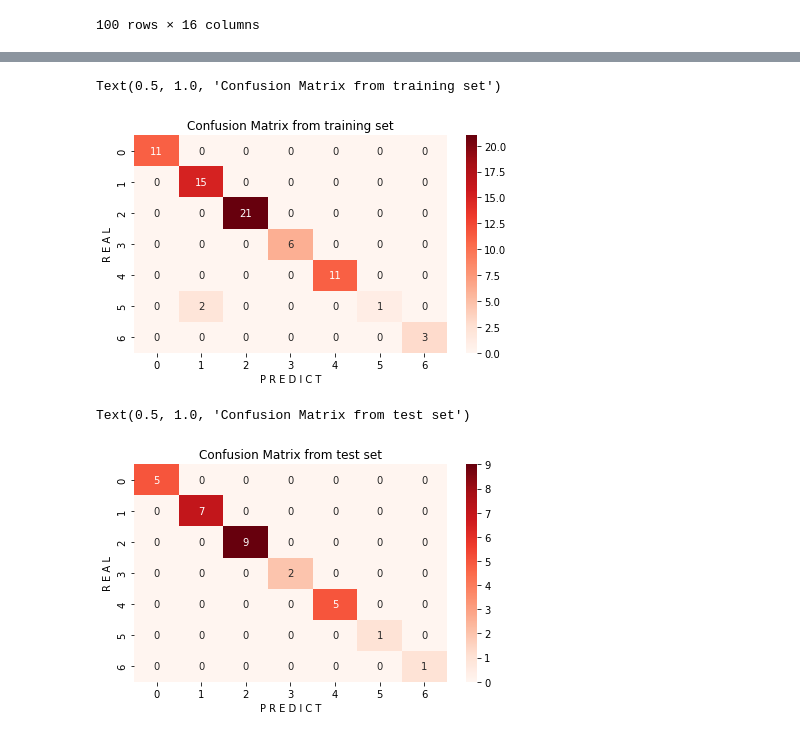
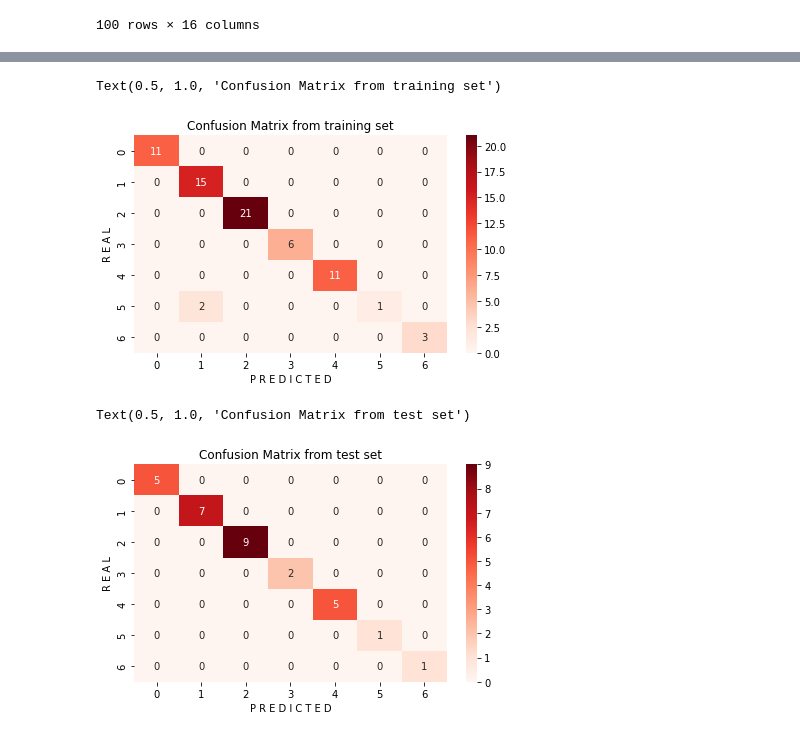
Before and after one commit to ViniciusBrSc/cargas_eletricas, a Jupyter notebook: code/analysis/result_analysis.ipynb, the cells around one changed output, grey strips where cells are left out. Drawn from its saved outputs; the diff is of its cells as text; code cells hidden in the pictures.

```diff
--- a/code/analysis/result_analysis.ipynb
+++ b/code/analysis/result_analysis.ipynb
@@ -63,22 +63,22 @@ y_test_pred = np.argmax(my_model.predict(x_test), axis=1) + 1
 # %%
 cmf_train = confusion_matrix(y_train, y_train_pred)
 plt.figure(figsize=(7,4))
 sns.heatmap(cmf_train, annot=True, fmt='d', cmap='Reds', linecolor='gray')
-plt.xlabel('P R E D I C T')
+plt.xlabel('P R E D I C T E D')
 plt.ylabel('R E A L')
 plt.title('Confusion Matrix from training set')
 # %% [output]
 Text(0.5, 1.0, 'Confusion Matrix from training set')
-[figure, old version]
+[figure, new version]
 # %%
 cmf_test = confusion_matrix(y_test, y_test_pred)
 plt.figure(figsize=(7,4))
 sns.heatmap(cmf_test, annot=True, fmt='d', cmap='Reds', linecolor='gray')
-plt.xlabel('P R E D I C T')
+plt.xlabel('P R E D I C T E D')
 plt.ylabel('R E A L')
 plt.title('Confusion Matrix from test set')
 
 # Não era para ser 100% no teste...
 # %% [output]
 Text(0.5, 1.0, 'Confusion Matrix from test set')
-[figure, old version]
+[figure, new version]
```
Also changed, not shown: parts of 3 cells of this notebook, 2 other files.
